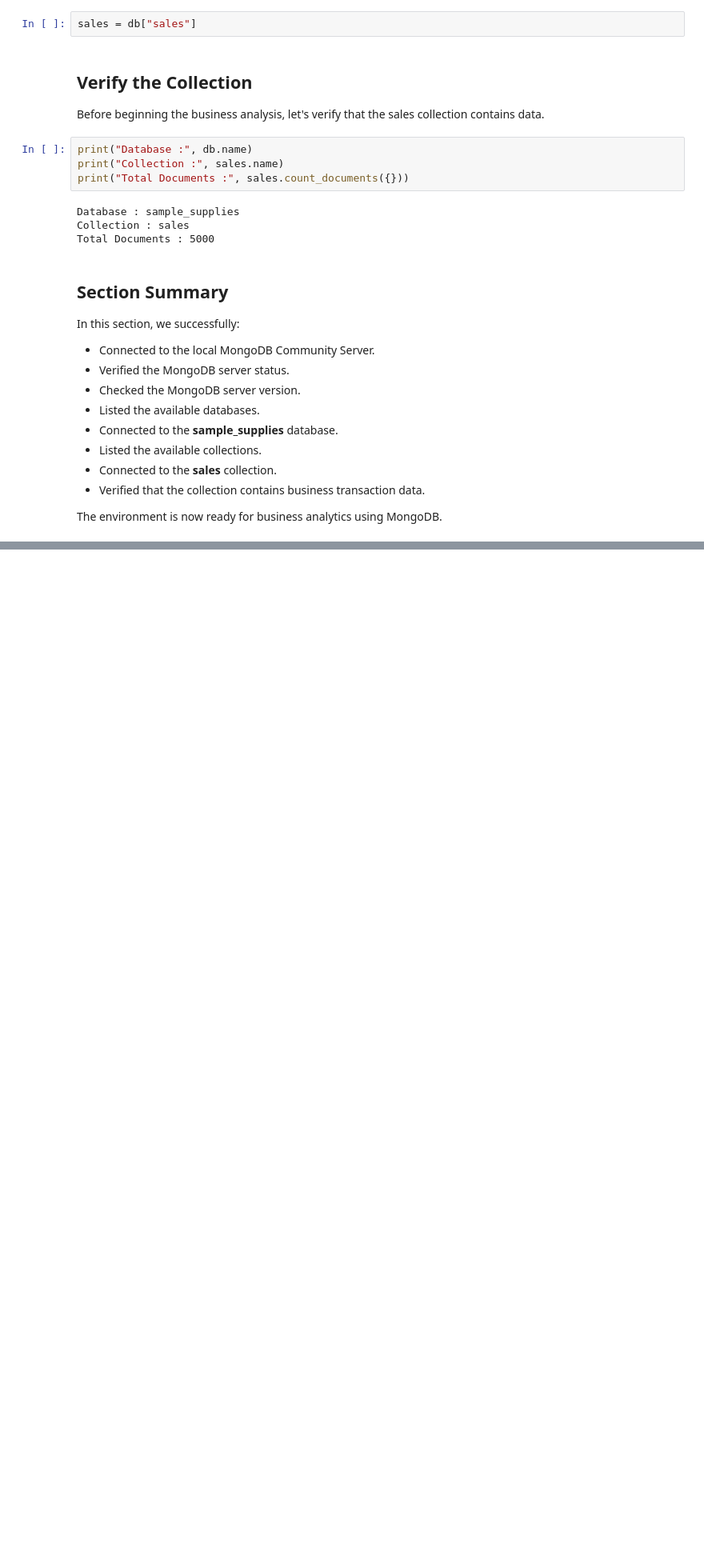
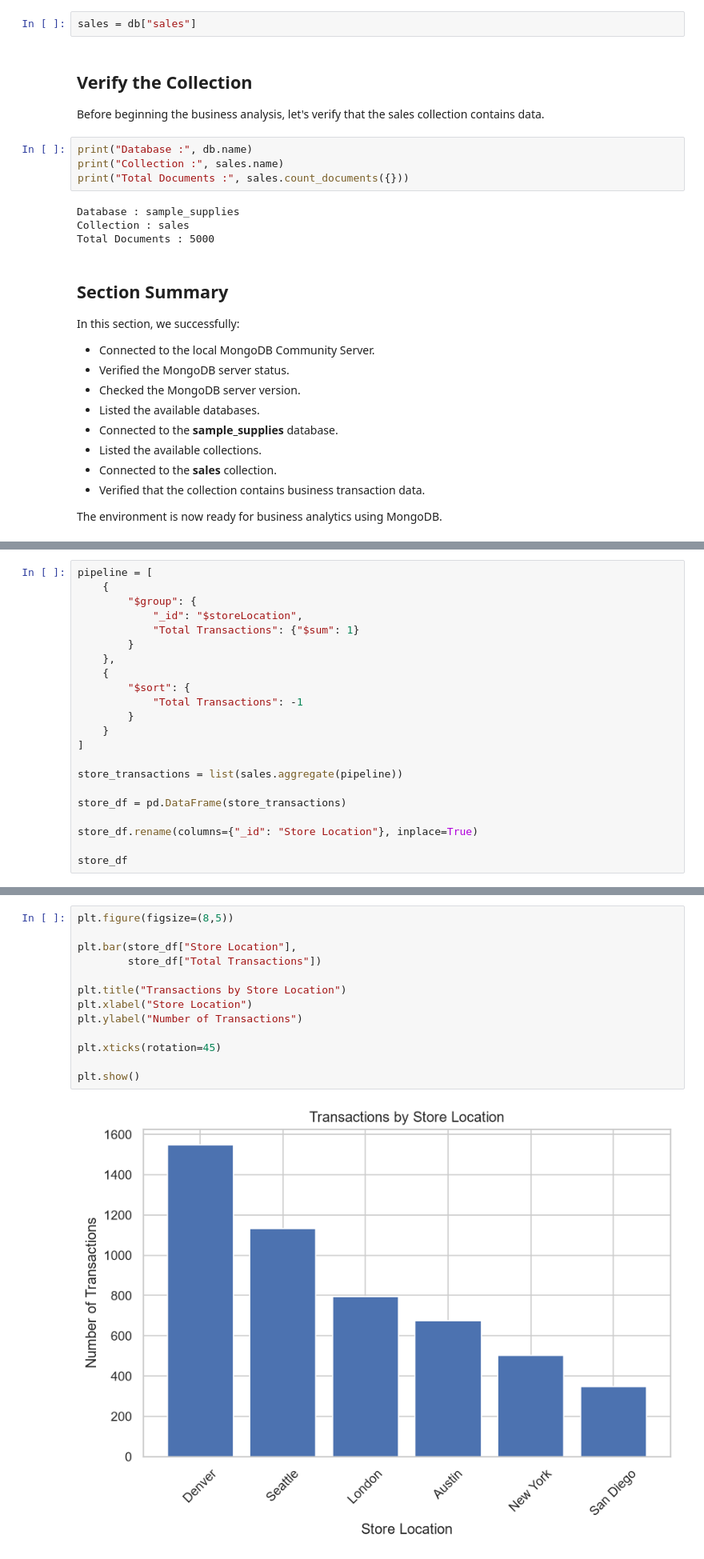
Before and after one commit to Sainadh-Bahadursha/MongoDB_EDA_Case_Study, a Jupyter notebook: notebooks/MongoDB_Business_Case_Study.ipynb, the cells around one changed output, grey strips where cells are left out. Shown at 80% size. Cells and saved outputs as stored; diff of their text form; blank space fills up the shorter version.

Commit message:
Basic Data exploration of sample supplies

```diff
--- a/notebooks/MongoDB_Business_Case_Study.ipynb
+++ b/notebooks/MongoDB_Business_Case_Study.ipynb
@@ -257,0 +520,22 @@ The environment is now ready for business analytics using MongoDB.
+# %%
+pipeline = [
+    {
+        "$group": {
+            "_id": "$storeLocation",
+            "Total Transactions": {"$sum": 1}
+        }
+    },
+    {
+        "$sort": {
+            "Total Transactions": -1
+        }
+    }
+]
+
+store_transactions = list(sales.aggregate(pipeline))
+
+store_df = pd.DataFrame(store_transactions)
+
+store_df.rename(columns={"_id": "Store Location"}, inplace=True)
+
+store_df
@@ -257,0 +558,15 @@ The environment is now ready for business analytics using MongoDB.
+# %%
+plt.figure(figsize=(8,5))
+
+plt.bar(store_df["Store Location"],
+        store_df["Total Transactions"])
+
+plt.title("Transactions by Store Location")
+plt.xlabel("Store Location")
+plt.ylabel("Number of Transactions")
+
+plt.xticks(rotation=45)
+
+plt.show()
+# %% [output]
+[figure, added]
```
Also changed, not shown: parts of 30 cells of this notebook.
